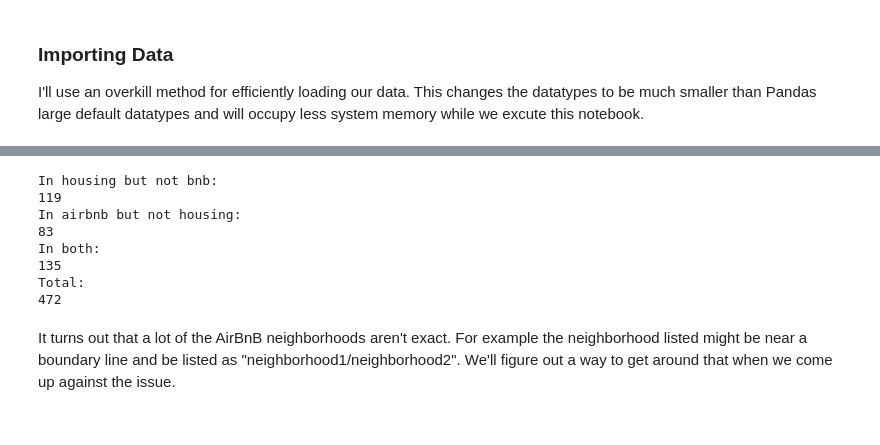
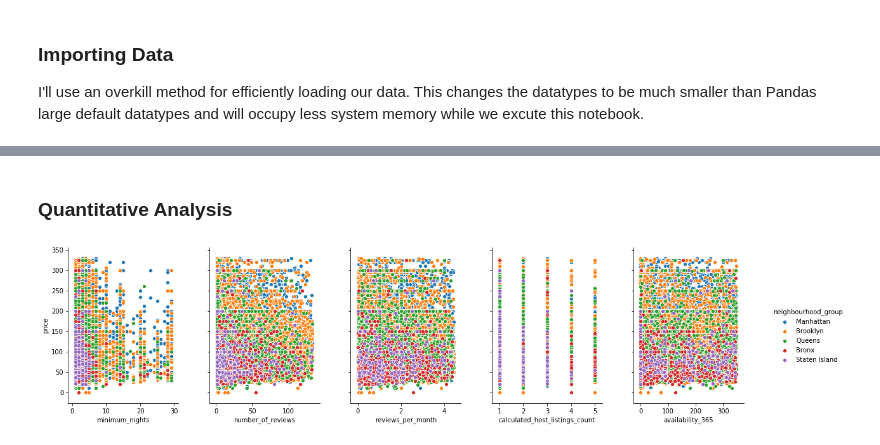
Before and after one commit to mickey-is-codin/airbnb, a Jupyter notebook: notebooks/price_prediction.ipynb, the cells around one changed output, grey strips where cells are left out. Drawn from its saved outputs; the diff is of its cells as text; code cells hidden in the pictures.

```diff
--- a/notebooks/price_prediction.ipynb
+++ b/notebooks/price_prediction.ipynb
@@ -50,7 +53,7 @@ chunksize = 1_000_000
 
 for df_chunk in tqdm(
     pd.read_csv(
-        data_path,
+        bnb_path,
         dtype=traintypes,
         chunksize=chunksize
     )
@@ -119,28 +80,0 @@ max                     4.000000
-# %%
-housing_df["neighborhood"] = housing_df["neighborhood"].apply(lambda x: x.title())
-
-housing_neighborhoods = housing_df["neighborhood"].unique()
-bnb_neighborhoods = bnb_df["neighbourhood"].unique()
-
-print("In housing but not bnb:")
-print(len(list(set(housing_neighborhoods) - set(bnb_neighborhoods))))
-
-print("In airbnb but not housing:")
-print(len(list(set(bnb_neighborhoods) - set(housing_neighborhoods))))
-
-print("In both:")
-print(len(list(set(bnb_neighborhoods) & set(housing_neighborhoods))))
-
-print("Total:")
-print(len(housing_neighborhoods) + len(bnb_neighborhoods))
-# %% [output]
-In housing but not bnb:
-119
-In airbnb but not housing:
-83
-In both:
-135
-Total:
-472
-# %% [markdown]
-It turns out that a lot of the AirBnB neighborhoods aren't exact. For example the neighborhood listed might be near a boundary line and be listed as "neighborhood1/neighborhood2". We'll figure out a way to get around that when we come up against the issue.
@@ -149,0 +81,27 @@ It turns out that a lot of the AirBnB neighborhoods aren't exact. For example th
+# %% [markdown]
+### Quantitative Analysis
+# %%
+remove_outliers = True
+
+pair_cols = [
+    "neighbourhood_group",
+    "price",
+    "minimum_nights",
+    "number_of_reviews",
+    "reviews_per_month",
+    "calculated_host_listings_count",
+    "availability_365"
+]
+
+pair_df = bnb_df[pair_cols]
+
+if remove_outliers:
+
+    for feature in pair_cols[1:]:
+        outlier_value = np.percentile(pair_df[feature].values, 95)
+        pair_df = pair_df[pair_df[feature] < outlier_value]
+
+pair_plot = sns.pairplot(data=pair_df, y_vars=["price"], x_vars=pair_cols[2:], hue="neighbourhood_group")
+pair_plot.fig.set_size_inches(18,5)
+# %% [output]
+[figure, added]
```
Also changed, not shown: parts of 19 cells of this notebook.
